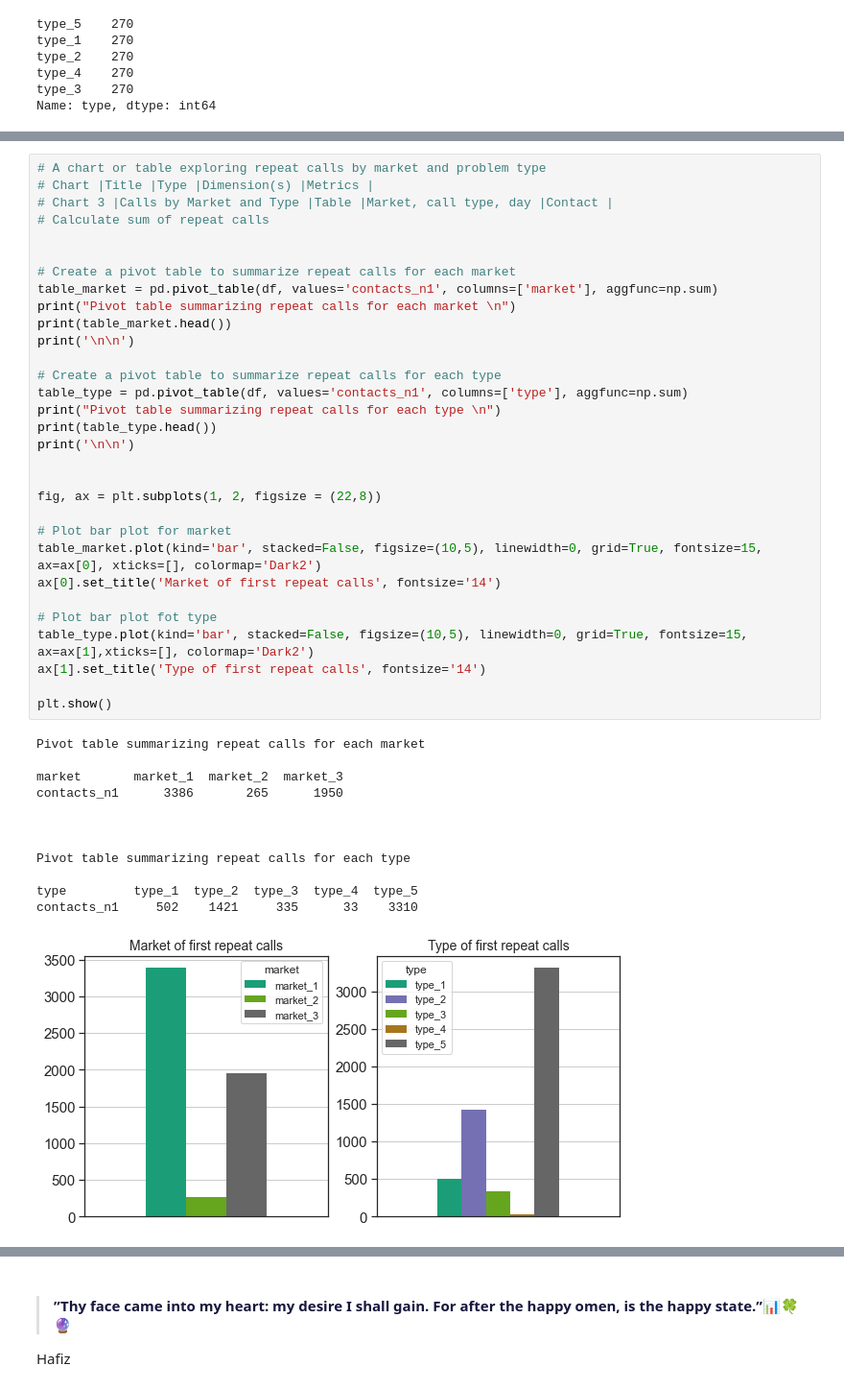
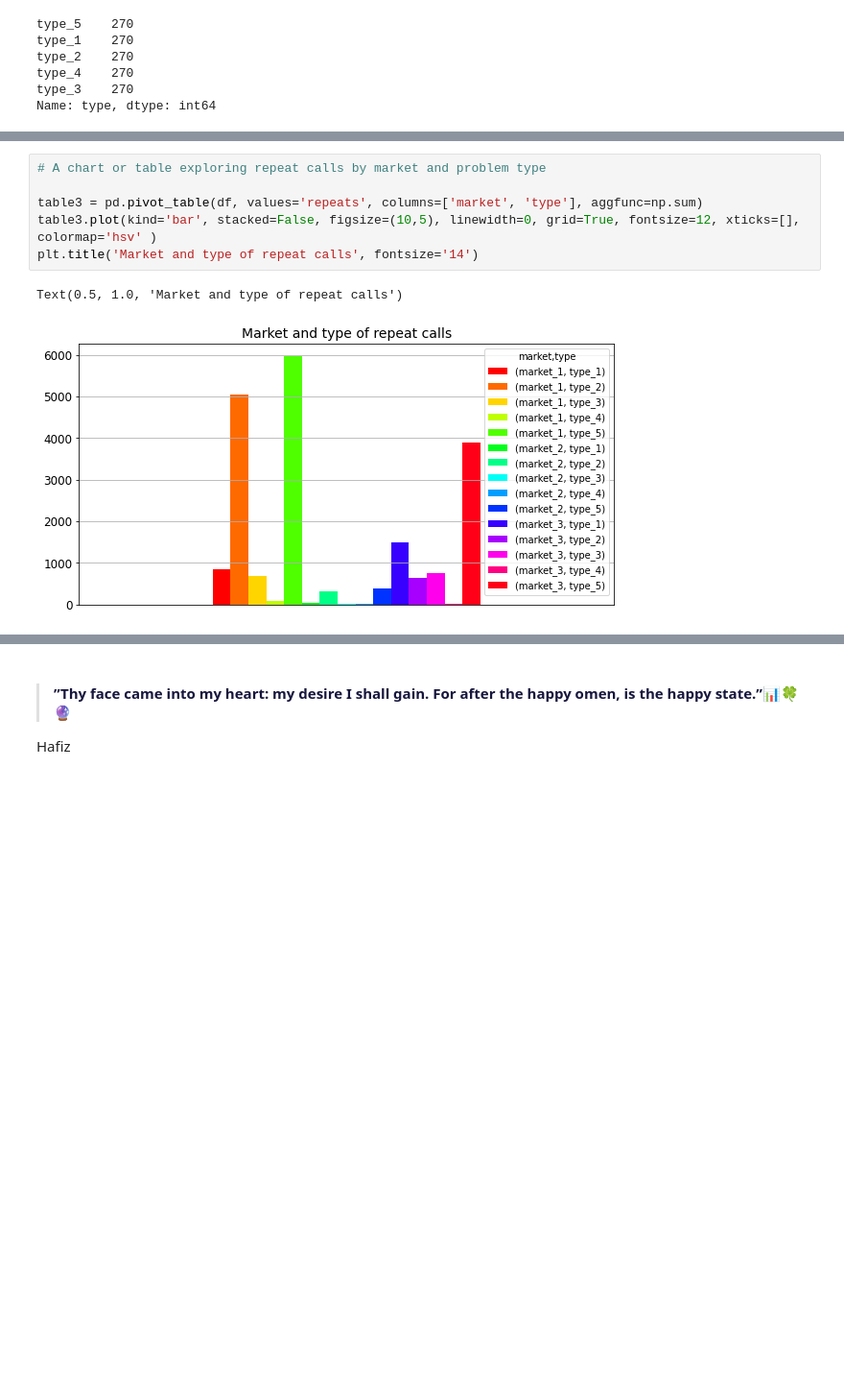
Before and after one commit to RoyPrs/How-Can-an-Internet-Provider-Business-Play-more-Intelligently, a Jupyter notebook: End to End BI Project.ipynb, the cells around one changed output, grey strips where cells are left out. Shown: that part at 96% size. Saved outputs shown, nothing was run; the diff lists cells and outputs as text; blank space fills up the shorter version.

```diff
--- a/End to End BI Project.ipynb
+++ b/End to End BI Project.ipynb
@@ -663,46 +690,11 @@ table2.plot(kind='bar', stacked=False, figsize=(10,5), linewidth=0, grid=True, f
 # %%
 # A chart or table exploring repeat calls by market and problem type
-# Chart |Title |Type |Dimension(s) |Metrics |
-# Chart 3 |Calls by Market and Type |Table |Market, call type, day |Contact |
-# Calculate sum of repeat calls
 
-
-# Create a pivot table to summarize repeat calls for each market
-table_market = pd.pivot_table(df, values='contacts_n1', columns=['market'], aggfunc=np.sum)
-print("Pivot table summarizing repeat calls for each market \n")
-print(table_market.head())
-print('\n\n')
-
-# Create a pivot table to summarize repeat calls for each type
-table_type = pd.pivot_table(df, values='contacts_n1', columns=['type'], aggfunc=np.sum)
-print("Pivot table summarizing repeat calls for each type \n")
-print(table_type.head())
-print('\n\n')
-
-
-fig, ax = plt.subplots(1, 2, figsize = (22,8))
-
-# Plot bar plot for market
-table_market.plot(kind='bar', stacked=False, figsize=(10,5), linewidth=0, grid=True, fontsize=15, ax=ax[0], xticks=[], colormap='Dark2')
-ax[0].set_title('Market of first repeat calls', fontsize='14')
-
-# Plot bar plot fot type
-table_type.plot(kind='bar', stacked=False, figsize=(10,5), linewidth=0, grid=True, fontsize=15, ax=ax[1],xticks=[], colormap='Dark2')
-ax[1].set_title('Type of first repeat calls', fontsize='14')
-
-plt.show()
+table3 = pd.pivot_table(df, values='repeats', columns=['market', 'type'], aggfunc=np.sum)
+table3.plot(kind='bar', stacked=False, figsize=(10,5), linewidth=0, grid=True, fontsize=12, xticks=[], colormap='hsv' )
+plt.title('Market and type of repeat calls', fontsize='14')
 # %% [output]
-Pivot table summarizing repeat calls for each market
-
-market       market_1  market_2  market_3
-contacts_n1      3386       265      1950
-
-
-
-Pivot table summarizing repeat calls for each type
-
-type         type_1  type_2  type_3  type_4  type_5
-contacts_n1     502    1421     335      33    3310
+Text(0.5, 1.0, 'Market and type of repeat calls')
-[figure, old version]
+[figure, new version]
 # %%
 # Charts showcasing repeat calls by week and month
```
Also changed, not shown: parts of 9 cells of this notebook.
